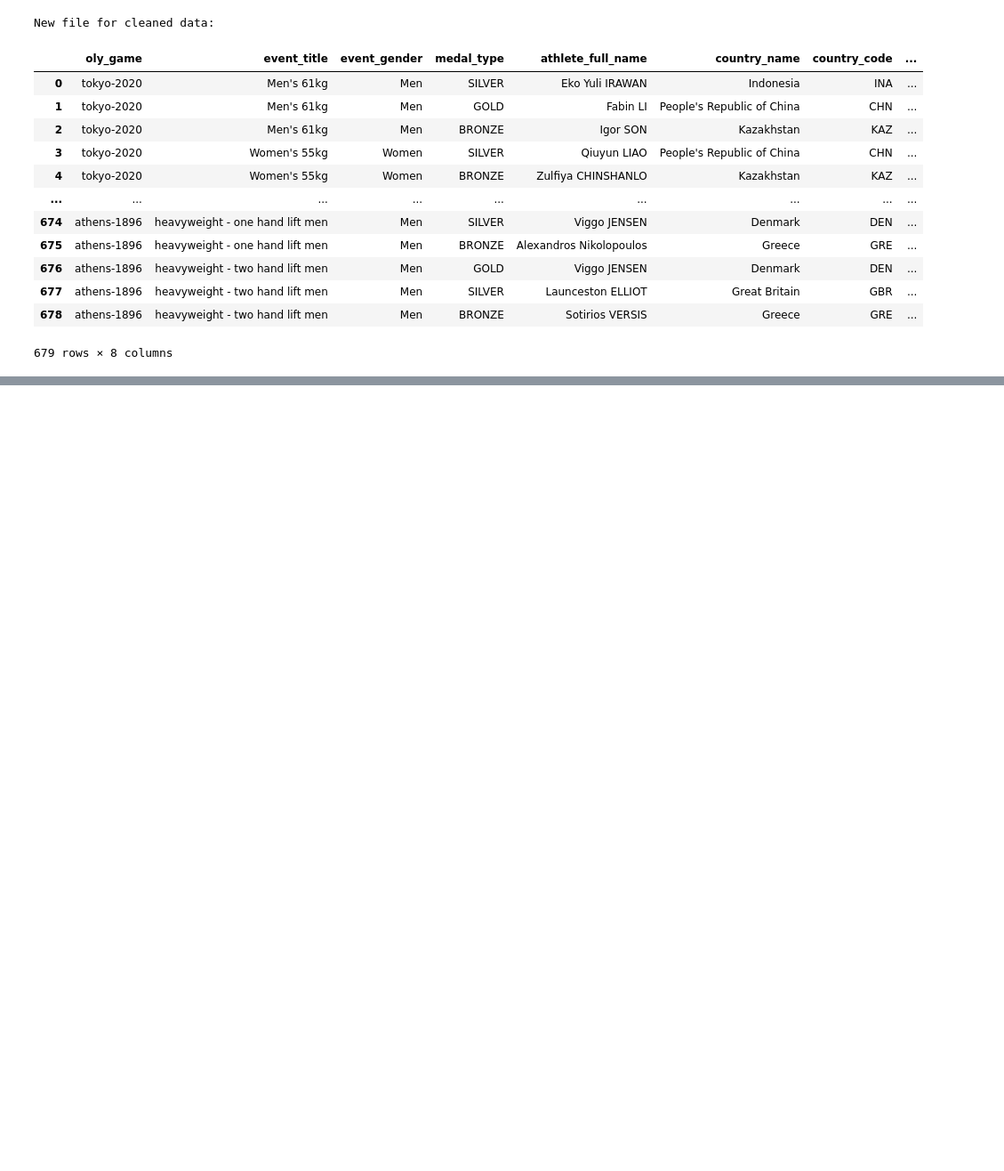
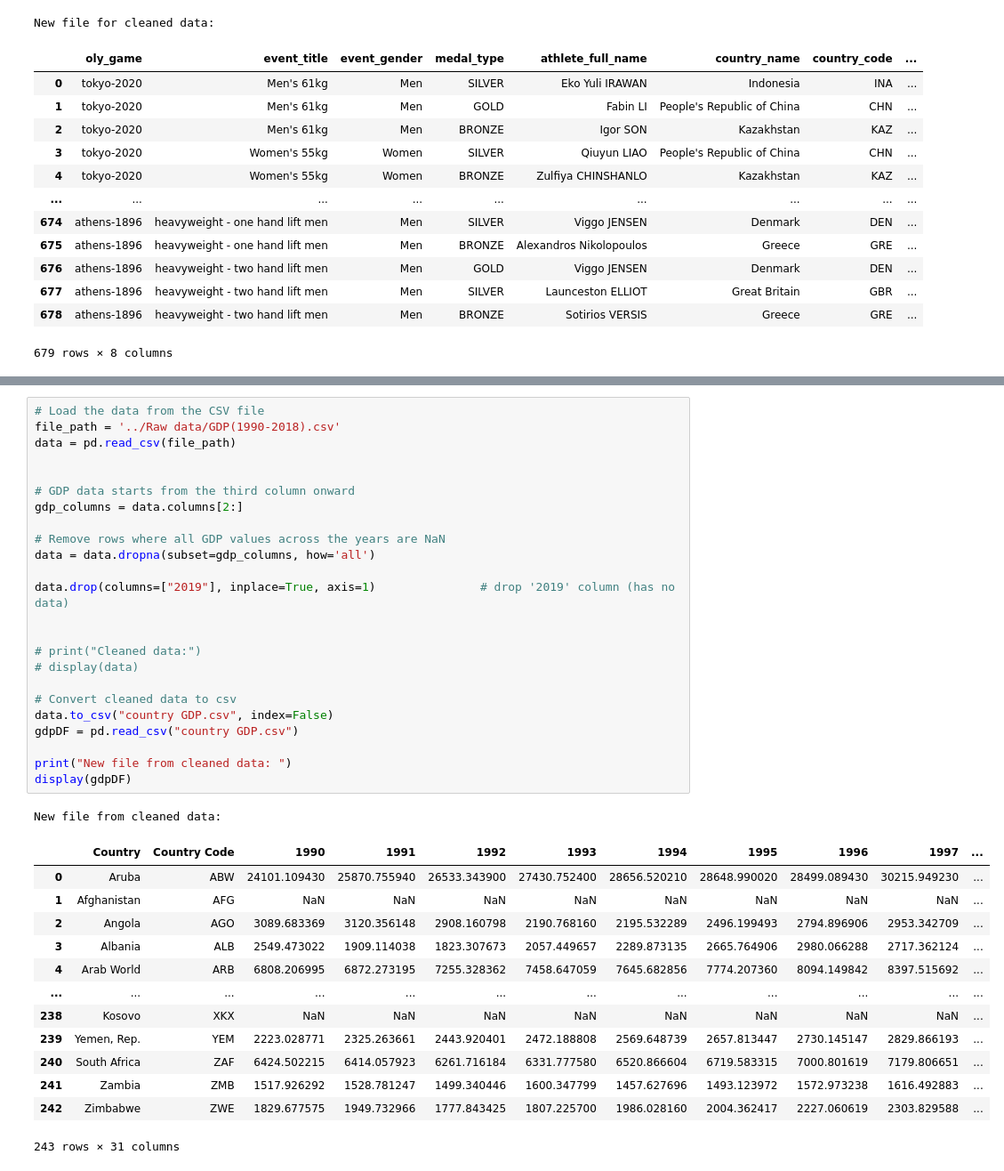
Before and after one commit to nichS21/DS-256-Group-Project, a Jupyter notebook: Cleaned data/Raw to clean.ipynb, the cells around one changed output, grey strips where cells are left out. Shown at 89% size. Saved outputs shown, nothing was run; the diff lists cells and outputs as text; blank space fills up the shorter version.

Commit message:
Third dataset added, organized all datasets for .zip for final HWK.

```diff
--- a/Cleaned data/Raw to clean.ipynb
+++ b/Cleaned data/Raw to clean.ipynb
@@ -156,0 +159,39 @@ New file for cleaned data:
+# %%
+# Load the data from the CSV file
+file_path = '../Raw data/GDP(1990-2018).csv'
+data = pd.read_csv(file_path)
+
+
+# GDP data starts from the third column onward
+gdp_columns = data.columns[2:]
+
+# Remove rows where all GDP values across the years are NaN
+data = data.dropna(subset=gdp_columns, how='all')
+
+data.drop(columns=["2019"], inplace=True, axis=1)               # drop '2019' column (has no data)
+
+
+# print("Cleaned data:")
+# display(data)
+
+# Convert cleaned data to csv
+data.to_csv("country GDP.csv", index=False)
+gdpDF = pd.read_csv("country GDP.csv")
+
+print("New file from cleaned data: ")
+display(gdpDF)
+# %% [output]
+New file from cleaned data:
+|  | Country | Country Code | 1990 | 1991 | 1992 | 1993 | 1994 | 1995 | 1996 | 1997 | ... |
+| 0 | Aruba | ABW | 24101.109430 | 25870.755940 | 26533.343900 | 27430.752400 | 28656.520210 | 28648.990020 | 28499.089430 | 30215.949230 | ... |
+| 1 | Afghanistan | AFG | NaN | NaN | NaN | NaN | NaN | NaN | NaN | NaN | ... |
+| 2 | Angola | AGO | 3089.683369 | 3120.356148 | 2908.160798 | 2190.768160 | 2195.532289 | 2496.199493 | 2794.896906 | 2953.342709 | ... |
+| 3 | Albania | ALB | 2549.473022 | 1909.114038 | 1823.307673 | 2057.449657 | 2289.873135 | 2665.764906 | 2980.066288 | 2717.362124 | ... |
+| 4 | Arab World | ARB | 6808.206995 | 6872.273195 | 7255.328362 | 7458.647059 | 7645.682856 | 7774.207360 | 8094.149842 | 8397.515692 | ... |
+| ... | ... | ... | ... | ... | ... | ... | ... | ... | ... | ... | ... |
+| 238 | Kosovo | XKX | NaN | NaN | NaN | NaN | NaN | NaN | NaN | NaN | ... |
+| 239 | Yemen, Rep. | YEM | 2223.028771 | 2325.263661 | 2443.920401 | 2472.188808 | 2569.648739 | 2657.813447 | 2730.145147 | 2829.866193 | ... |
+| 240 | South Africa | ZAF | 6424.502215 | 6414.057923 | 6261.716184 | 6331.777580 | 6520.866604 | 6719.583315 | 7000.801619 | 7179.806651 | ... |
+| 241 | Zambia | ZMB | 1517.926292 | 1528.781247 | 1499.340446 | 1600.347799 | 1457.627696 | 1493.123972 | 1572.973238 | 1616.492883 | ... |
+| 242 | Zimbabwe | ZWE | 1829.677575 | 1949.732966 | 1777.843425 | 1807.225700 | 1986.028160 | 2004.362417 | 2227.060619 | 2303.829588 | ... |
+243 rows × 31 columns
```
Also changed, not shown: parts of 4 cells of this notebook, 2 other files.
